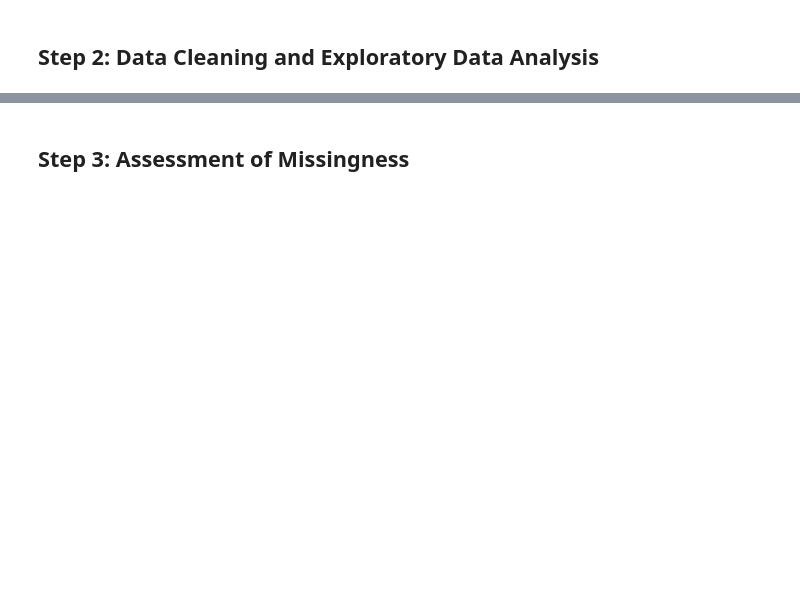
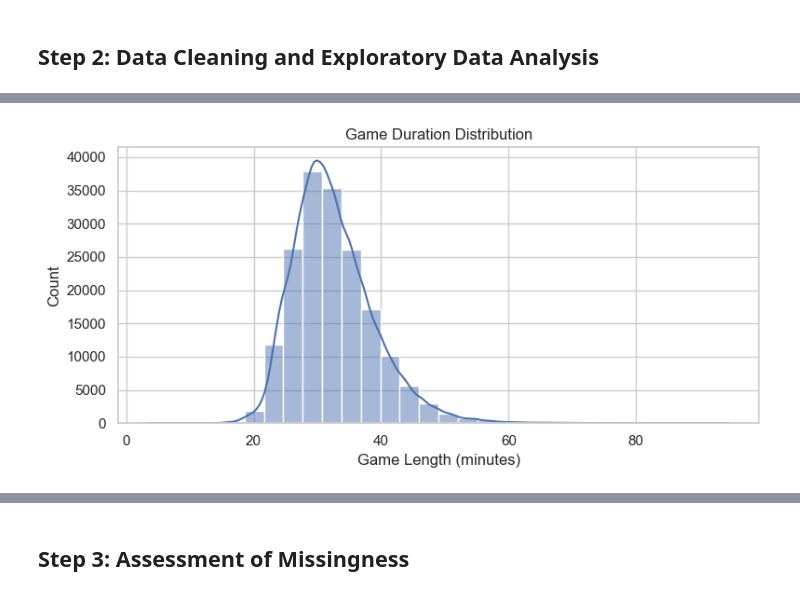
Before and after one commit to Kalberhe/DSC80_FINAL_PROJECT, a Jupyter notebook: template.ipynb, the cells around one changed output, grey strips where cells are left out. Cells and saved outputs as stored; diff of their text form; code cells hidden in the pictures; blank space fills up the shorter version.

```diff
--- a/template.ipynb
+++ b/template.ipynb
@@ -23,0 +158,16 @@ pd.options.plotting.backend = 'plotly'
+# %%
+# TODO
+df = pd.read_csv('cleaned_league.csv', low_memory=False)
+df['firsttower'] = df['firsttower'].astype(bool)
+df['result'] = df['result'].astype(bool)
+
+tower_win_rate = df.groupby('firsttower')['result'].mean().reset_index()
+px.bar(tower_win_rate, x='firsttower', y='result', title='Win Rate by First Tower Secured')
+# %%
+# Convert additional boolean columns
+df['firstdragon'] = df['firstdragon'].astype(bool)
+df['firstbaron'] = df['firstbaron'].astype(bool)
+
+# First Dragon Win Rate
+dragon_win_rate = df.groupby('firstdragon')['result'].mean().reset_index()
+px.bar(dragon_win_rate, x='firstdragon', y='result', title='Win Rate by First Dragon Secured')
@@ -23,0 +178,11 @@ pd.options.plotting.backend = 'plotly'
+# %%
+if 'gamelength' in df.columns:
+    plt.figure(figsize=(8, 4))
+    sns.histplot(df['gamelength'] / 60, bins=30, kde=True)
+    plt.title('Game Duration Distribution')
+    plt.xlabel('Game Length (minutes)')
+    plt.ylabel('Count')
+    plt.tight_layout()
+    plt.show()
+# %% [output]
+[figure, added]
```
Also changed, not shown: parts of 44 cells of this notebook, 5 other files.
